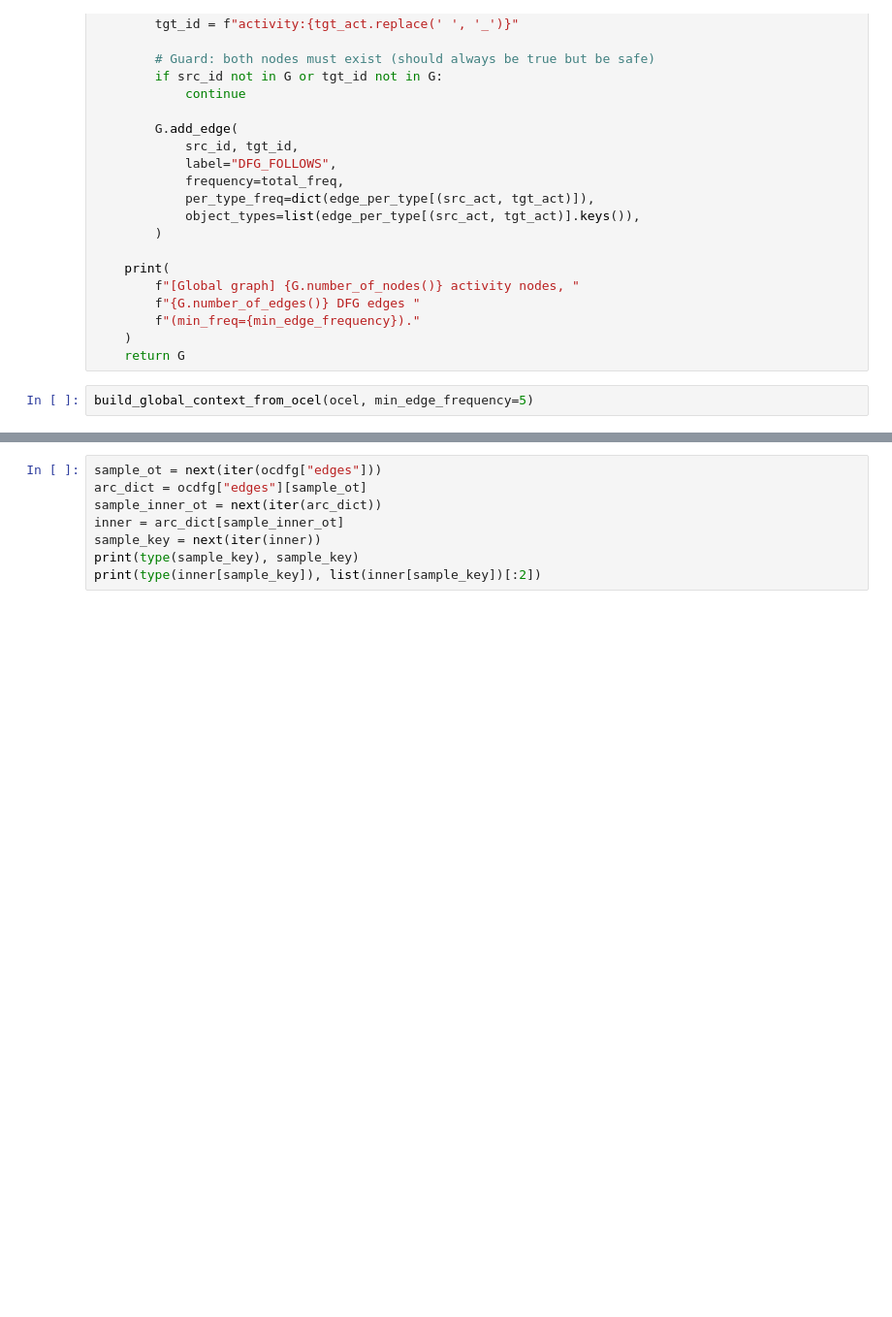
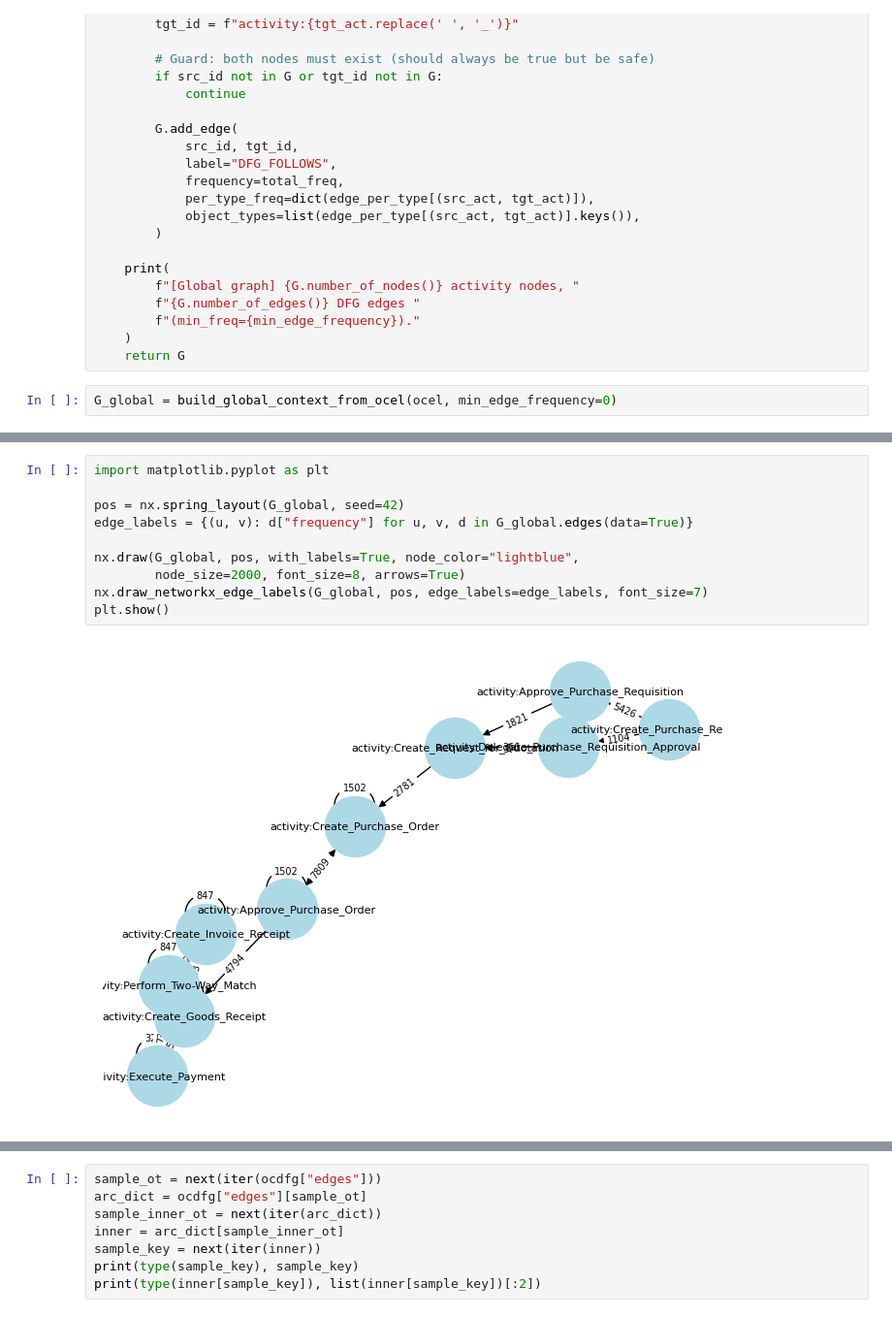
Before and after one commit to JordenVS/rabotest, a Jupyter notebook: test.ipynb, the cells around one changed output, grey strips where cells are left out. Shown at 97% size. Cells and saved outputs as stored; diff of their text form; blank space fills up the shorter version.

```diff
--- a/test.ipynb
+++ b/test.ipynb
@@ -234,5 +234,5 @@ def build_global_context_from_ocel(
     )
     return G
 # %%
-build_global_context_from_ocel(ocel, min_edge_frequency=5)
+G_global = build_global_context_from_ocel(ocel, min_edge_frequency=0)
 # %% [output]
@@ -239,0 +261,12 @@ ValueError: too many values to unpack (expected 2)
+# %%
+import matplotlib.pyplot as plt
+
+pos = nx.spring_layout(G_global, seed=42)
+edge_labels = {(u, v): d["frequency"] for u, v, d in G_global.edges(data=True)}
+
+nx.draw(G_global, pos, with_labels=True, node_color="lightblue",
+        node_size=2000, font_size=8, arrows=True)
+nx.draw_networkx_edge_labels(G_global, pos, edge_labels=edge_labels, font_size=7)
+plt.show()
+# %% [output]
+[figure, added]
```
Also changed, not shown: parts of 3 cells of this notebook, 5 other files.
